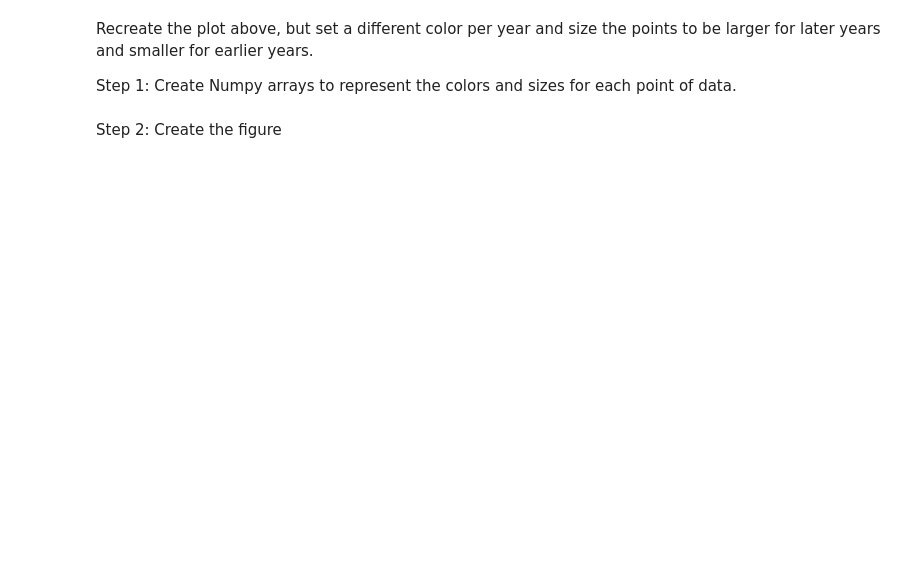
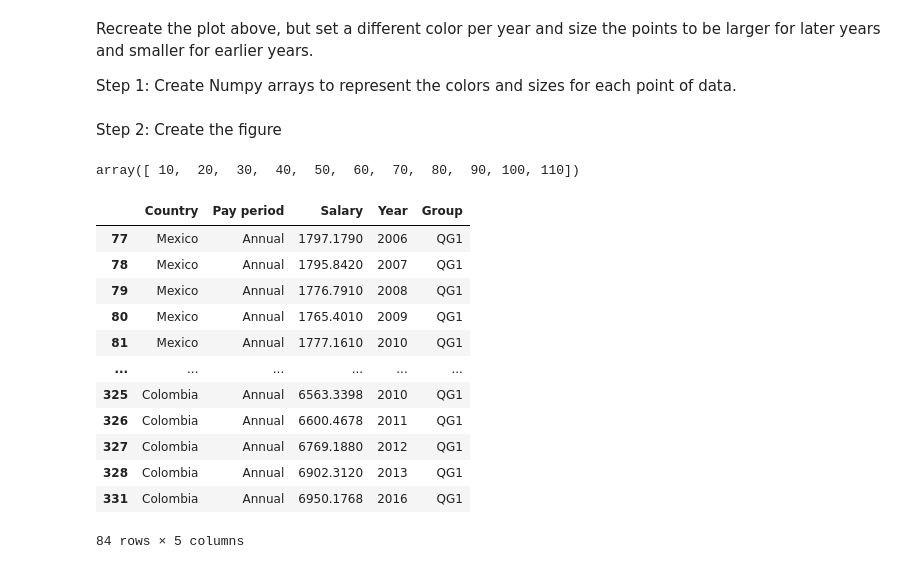
Before and after one commit to vgc40/Data-Analytics-With-Python, a Jupyter notebook: Module2-Data_Analytics/D08-Matplotlib.ipynb, the cells around one changed output. Saved outputs shown, nothing was run; the diff lists cells and outputs as text; code cells hidden in the pictures; blank space fills up the shorter version.

```diff
--- a/Module2-Data_Analytics/D08-Matplotlib.ipynb
+++ b/Module2-Data_Analytics/D08-Matplotlib.ipynb
@@ -159,2 +191,7 @@ Step 1:  Create Numpy arrays to represent the colors and sizes for each point of
 # %% [markdown]
 Step 2: Create the figure
+# %%
+colors = np.arange(10,120,10)
+colors
+# %% [output]
+array([ 10,  20,  30,  40,  50,  60,  70,  80,  90, 100, 110])
@@ -160,0 +204,16 @@ Step 2: Create the figure
+# %%
+group1
+# %% [output]
+|  | Country | Pay period | Salary | Year | Group |
+| 77 | Mexico | Annual | 1797.1790 | 2006 | QG1 |
+| 78 | Mexico | Annual | 1795.8420 | 2007 | QG1 |
+| 79 | Mexico | Annual | 1776.7910 | 2008 | QG1 |
+| 80 | Mexico | Annual | 1765.4010 | 2009 | QG1 |
+| 81 | Mexico | Annual | 1777.1610 | 2010 | QG1 |
+| ... | ... | ... | ... | ... | ... |
+| 325 | Colombia | Annual | 6563.3398 | 2010 | QG1 |
+| 326 | Colombia | Annual | 6600.4678 | 2011 | QG1 |
+| 327 | Colombia | Annual | 6769.1880 | 2012 | QG1 |
+| 328 | Colombia | Annual | 6902.3120 | 2013 | QG1 |
+| 331 | Colombia | Annual | 6950.1768 | 2016 | QG1 |
+84 rows × 5 columns
```
Also changed, not shown: parts of 7 cells of this notebook, 16 other files.
